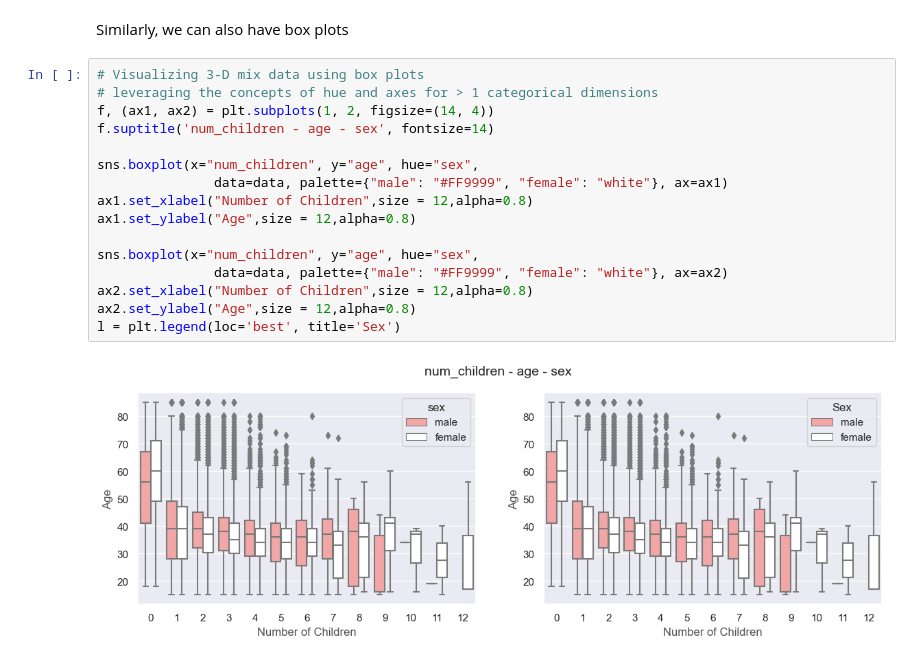
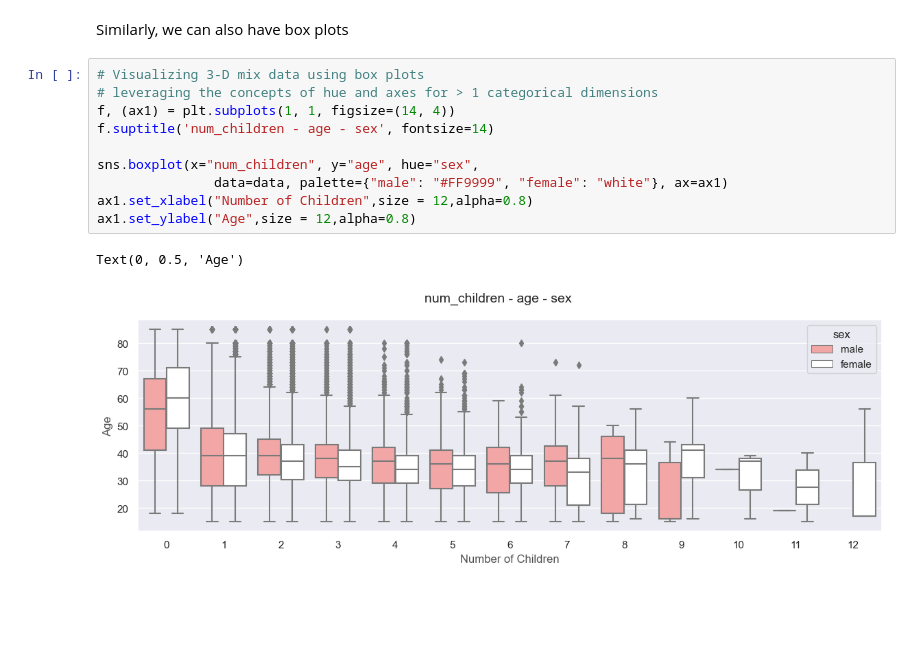
Before and after one commit to Nexus627/cs765-group-populations-multi-viz, a Jupyter notebook: 3D.ipynb, the cells around one changed output. Cells and saved outputs as stored; diff of their text form; blank space fills up the shorter version.

Commit message:
fixed box plot

```diff
--- a/3D.ipynb
+++ b/3D.ipynb
@@ -171,18 +171,13 @@ Similarly, we can also have box plots
 # %%
 # Visualizing 3-D mix data using box plots
 # leveraging the concepts of hue and axes for > 1 categorical dimensions
-f, (ax1, ax2) = plt.subplots(1, 2, figsize=(14, 4))
+f, (ax1) = plt.subplots(1, 1, figsize=(14, 4))
 f.suptitle('num_children - age - sex', fontsize=14)
 
 sns.boxplot(x="num_children", y="age", hue="sex",
                data=data, palette={"male": "#FF9999", "female": "white"}, ax=ax1)
 ax1.set_xlabel("Number of Children",size = 12,alpha=0.8)
 ax1.set_ylabel("Age",size = 12,alpha=0.8)
-
-sns.boxplot(x="num_children", y="age", hue="sex",
-               data=data, palette={"male": "#FF9999", "female": "white"}, ax=ax2)
-ax2.set_xlabel("Number of Children",size = 12,alpha=0.8)
-ax2.set_ylabel("Age",size = 12,alpha=0.8)
-l = plt.legend(loc='best', title='Sex')
 # %% [output]
+Text(0, 0.5, 'Age')
-[figure, old version]
+[figure, new version]
```
